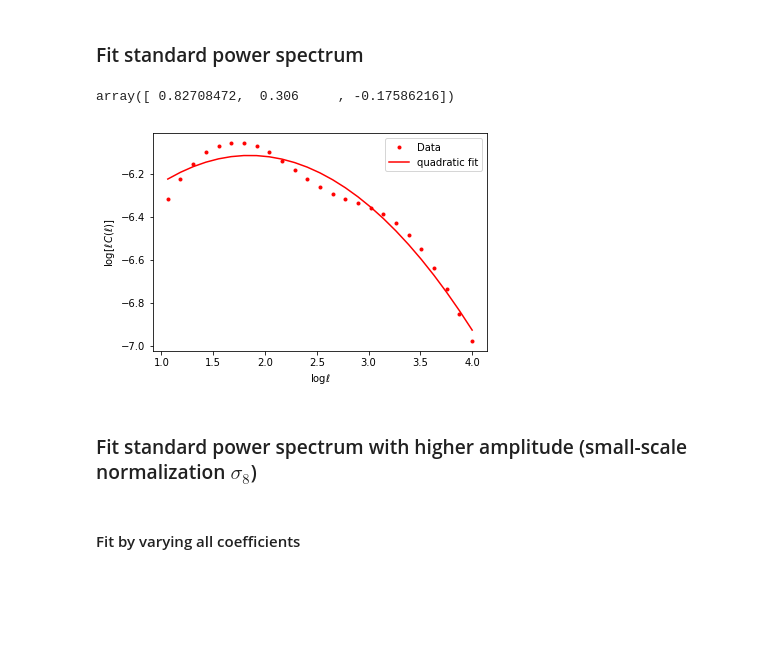
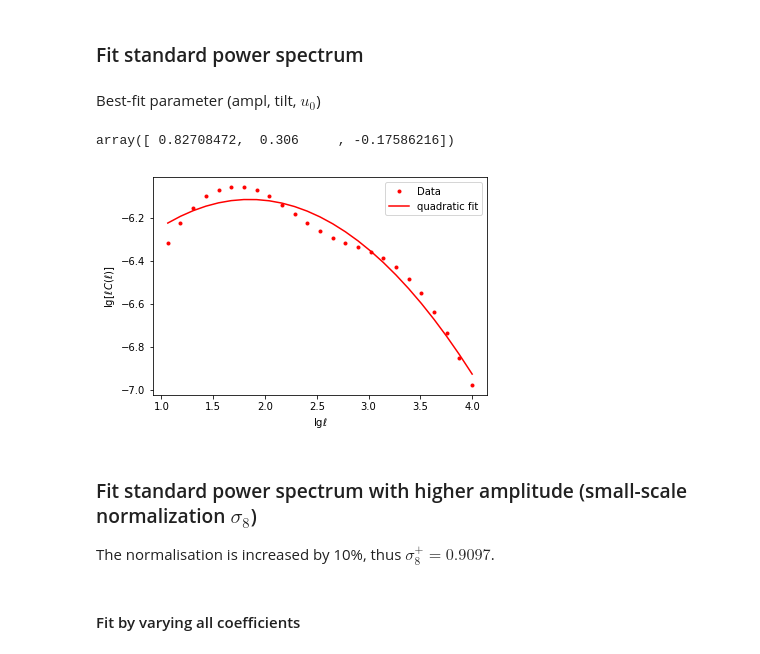
Before and after one commit to emilleishida/CorrMatrix_ABC, a Jupyter notebook: scripts/ABC/WL_Cell_fit.ipynb, the cells around one changed output. Drawn from its saved outputs; the diff is of its cells as text; code cells hidden in the pictures; blank space fills up the shorter version.

Commit message:
quadratic model

```diff
--- a/scripts/ABC/WL_Cell_fit.ipynb
+++ b/scripts/ABC/WL_Cell_fit.ipynb
@@ -38,7 +52,7 @@ p = plt.plot(logell, logCell)
 # %%
 from scipy.optimize import curve_fit
 # %%
-def add(amp):
+def add(ampl):
     """Return the additive constant of the quadratic function
        from the amplitude fitting parameter
        (mimics power-spectrum normalisation s8)
@@ -48,7 +62,7 @@ def add(amp):
     # spectrum (0.9097) gives a best-fit of 0.925
     # Changing the prefactor of amp or lg(amp) does not help...
 
-    c = np.log10(amp)*2 - 6.11568527 + 0.1649
+    c = np.log10(ampl)*2 - 6.11568527 + 0.1649
 
     return c
 # %%
@@ -57,17 +71,17 @@ def shift(tilt):
        from the tilt parameter (mimics matter density)
     """
 
-    x0 = tilt * 1.85132114 / 0.306
+    u0 = tilt * 1.85132114 / 0.306
 
-    return x0
+    return u0
 # %%
-def quadratic(x, *params):
+def quadratic(u, *params):
     """Used to fit quadratic function varying all three parameters
     """
 
-    (amp, tilt, a) = np.array(params)
-    c  = add(amp)
-    x0 = shift(tilt)
+    (ampl, tilt, a) = np.array(params)
+    c  = add(ampl)
+    u0 = shift(tilt)
 
-    return c + a * (x - x0)**2
+    return c + a * (u - u0)**2
 # %%
@@ -95,6 +109,8 @@ def quadratic_x0(x, *params):
 # %%
 p0 = [1, 0, 0]
 popt, pcov = curve_fit(quadratic, logell, logCell + logell, p0)
+# %% [markdown]
+Best-fit parameter (ampl, tilt, $u_0$)
 # %%
 popt
 # %% [output]
@@ -102,13 +118,15 @@ array([ 0.82708472,  0.306     , -0.17586216])
 # %%
 plot_1 = plt.plot(logell, logCell + logell, 'r.', label='Data')
 plt.plot(logell, quadratic(logell, *popt), 'r-', label='quadratic fit')
 plt.legend()
-xl_1   = plt.xlabel('$\log \ell$')
-yl_1   = plt.ylabel('$\log [\ell \, C(\ell)]$')
+xl_1   = plt.xlabel('$\lg \ell$')
+yl_1   = plt.ylabel('$\lg [\ell \, C(\ell)]$')
 # %% [output]
-[figure, old version]
+[figure, new version]
 # %% [markdown]
 ### Fit standard power spectrum with higher amplitude (small-scale normalization $\sigma_8$)
+
+The normalisation is increased by 10%, thus $\sigma_8^+ = 0.9097$.
 # %% [markdown]
 #### Fit by varying all coefficients
 # %%
```
Also changed, not shown: parts of 16 cells of this notebook, 3 other files.
